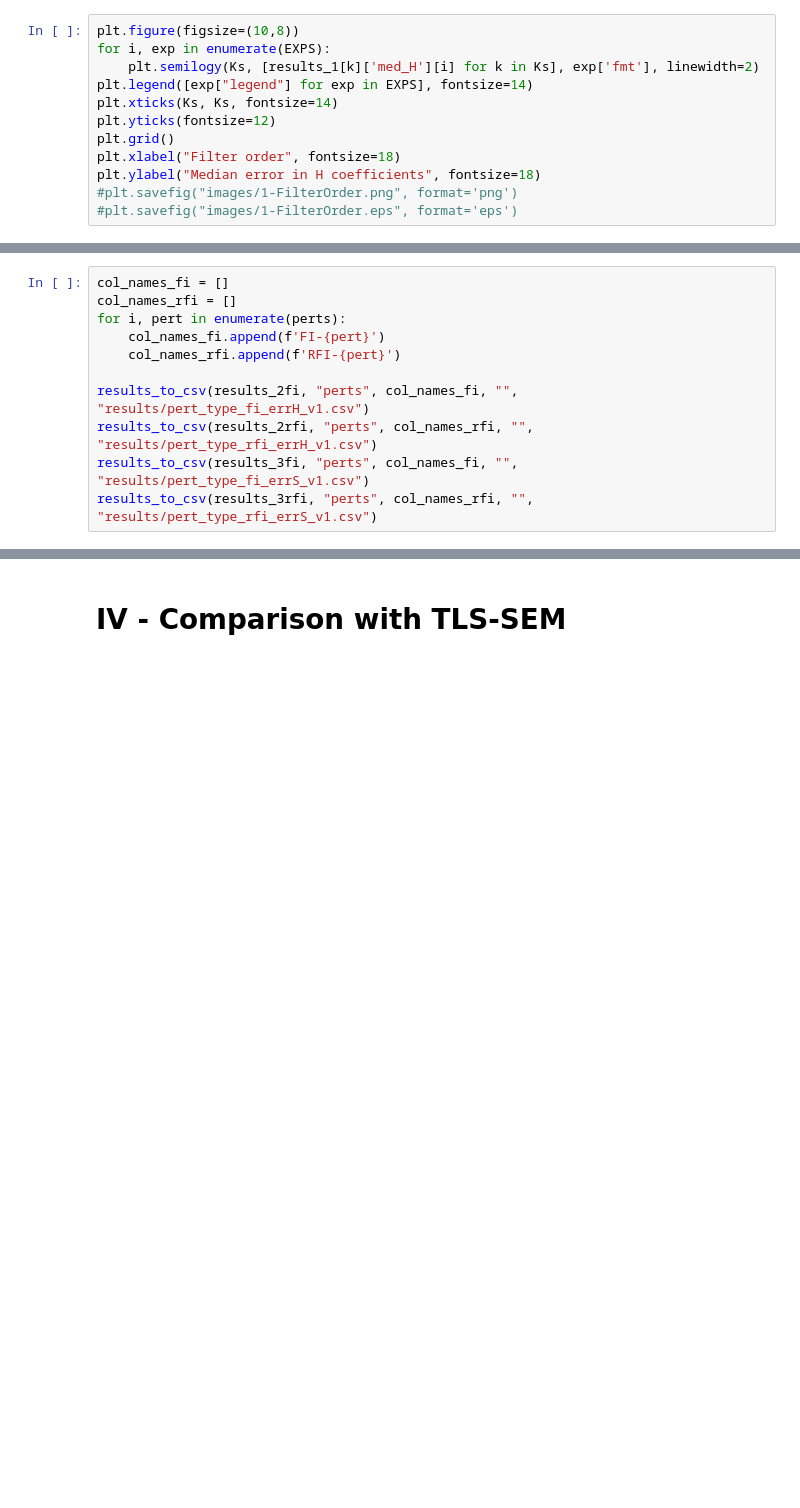
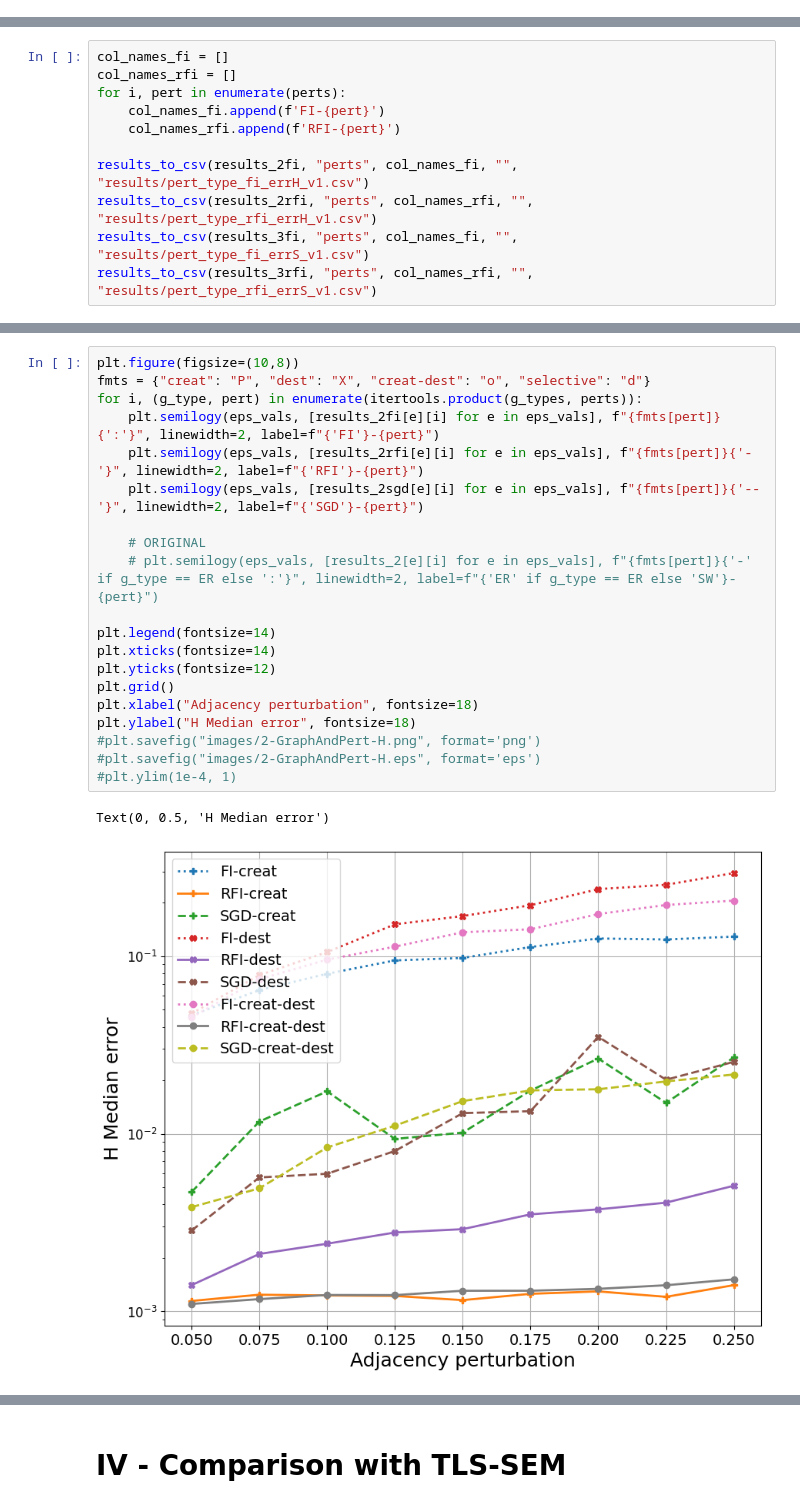
Before and after one commit to reysam93/graph_denoising, a Jupyter notebook: synth_data/figures_paper.ipynb, the cells around one changed output, grey strips where cells are left out. Drawn from its saved outputs; the diff is of its cells as text; blank space fills up the shorter version.

```diff
--- a/synth_data/figures_paper.ipynb
+++ b/synth_data/figures_paper.ipynb
@@ -265,12 +289,0 @@ Text(0, 0.5, 'Median error in H coefficients')
-# %%
-plt.figure(figsize=(10,8))
-for i, exp in enumerate(EXPS):
-    plt.semilogy(Ks, [results_1[k]['med_H'][i] for k in Ks], exp['fmt'], linewidth=2)
-plt.legend([exp["legend"] for exp in EXPS], fontsize=14)
-plt.xticks(Ks, Ks, fontsize=14)
-plt.yticks(fontsize=12)
-plt.grid()
-plt.xlabel("Filter order", fontsize=18)
-plt.ylabel("Median error in H coefficients", fontsize=18)
-#plt.savefig("images/1-FilterOrder.png", format='png')
-#plt.savefig("images/1-FilterOrder.eps", format='eps')
@@ -402,0 +508,23 @@ results_to_csv(results_3rfi, "perts", col_names_rfi, "", "results/pert_type_rfi_
+# %%
+plt.figure(figsize=(10,8))
+fmts = {"creat": "P", "dest": "X", "creat-dest": "o", "selective": "d"}
+for i, (g_type, pert) in enumerate(itertools.product(g_types, perts)):
+    plt.semilogy(eps_vals, [results_2fi[e][i] for e in eps_vals], f"{fmts[pert]}{':'}", linewidth=2, label=f"{'FI'}-{pert}")
+    plt.semilogy(eps_vals, [results_2rfi[e][i] for e in eps_vals], f"{fmts[pert]}{'-'}", linewidth=2, label=f"{'RFI'}-{pert}")
+    plt.semilogy(eps_vals, [results_2sgd[e][i] for e in eps_vals], f"{fmts[pert]}{'--'}", linewidth=2, label=f"{'SGD'}-{pert}")
+
+    # ORIGINAL
+    # plt.semilogy(eps_vals, [results_2[e][i] for e in eps_vals], f"{fmts[pert]}{'-' if g_type == ER else ':'}", linewidth=2, label=f"{'ER' if g_type == ER else 'SW'}-{pert}")
+
+plt.legend(fontsize=14)
+plt.xticks(fontsize=14)
+plt.yticks(fontsize=12)
+plt.grid()
+plt.xlabel("Adjacency perturbation", fontsize=18)
+plt.ylabel("H Median error", fontsize=18)
+#plt.savefig("images/2-GraphAndPert-H.png", format='png')
+#plt.savefig("images/2-GraphAndPert-H.eps", format='eps')
+#plt.ylim(1e-4, 1)
+# %% [output]
+Text(0, 0.5, 'H Median error')
+[figure, added]
```
Also changed, not shown: parts of 9 cells of this notebook, 4 other files.
